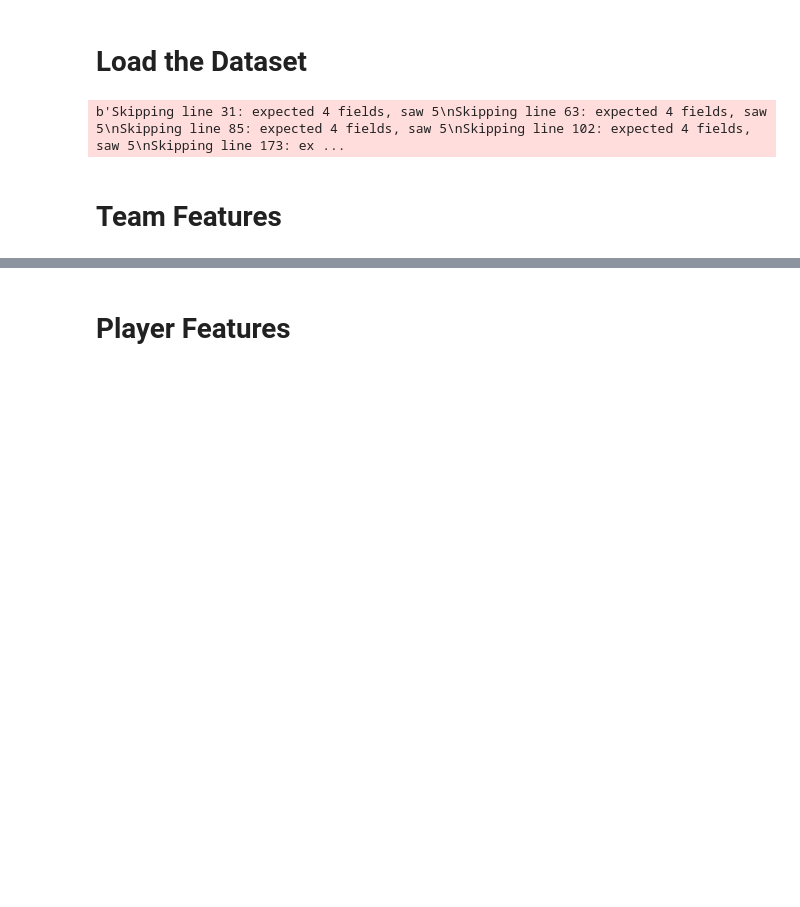
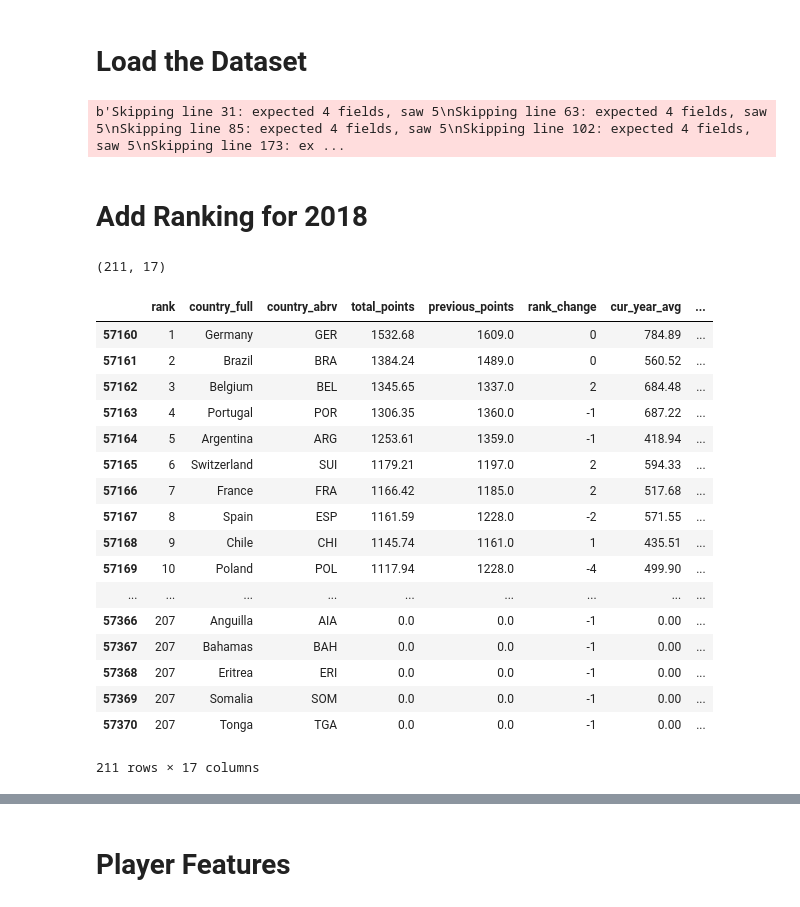
Before and after one commit to Milad-abbaszadeh/DataScienceProject, a Jupyter notebook: Milad_code/Final.ipynb, the cells around one changed output, grey strips where cells are left out. Drawn from its saved outputs; the diff is of its cells as text; code cells hidden in the pictures; blank space fills up the shorter version.

```diff
--- a/Milad_code/Final.ipynb
+++ b/Milad_code/Final.ipynb
@@ -21,5 +36,31 @@ distance = pd.read_csv("../datasets/New_data/distance.csv", error_bad_lines=Fals
 fifa_ranking = pd.read_csv("../datasets/New_data/fifa_ranking.csv")
 # %% [output]
 b'Skipping line 31: expected 4 fields, saw 5\nSkipping line 63: expected 4 fields, saw 5\nSkipping line 85: expected 4 fields, saw 5\nSkipping line 102: expected 4 fields, saw 5\nSkipping line 173: ex ...
-# %% [markdown]
-# Team Features
+# %% [markdown]
+# Add Ranking for 2018
+# %%
+ranking_2018 = fifa_ranking[(fifa_ranking['rank_date']>"2018-04-01") & (fifa_ranking['rank_date']<"2018-05-01")]
+ranking_2018.shape
+# %% [output]
+(211, 17)
+# %%
+ranking_2018
+# %% [output]
+|  | rank | country_full | country_abrv | total_points | previous_points | rank_change | cur_year_avg | ... |
+| 57160 | 1 | Germany | GER | 1532.68 | 1609.0 | 0 | 784.89 | ... |
+| 57161 | 2 | Brazil | BRA | 1384.24 | 1489.0 | 0 | 560.52 | ... |
+| 57162 | 3 | Belgium | BEL | 1345.65 | 1337.0 | 2 | 684.48 | ... |
+| 57163 | 4 | Portugal | POR | 1306.35 | 1360.0 | -1 | 687.22 | ... |
+| 57164 | 5 | Argentina | ARG | 1253.61 | 1359.0 | -1 | 418.94 | ... |
+| 57165 | 6 | Switzerland | SUI | 1179.21 | 1197.0 | 2 | 594.33 | ... |
+| 57166 | 7 | France | FRA | 1166.42 | 1185.0 | 2 | 517.68 | ... |
+| 57167 | 8 | Spain | ESP | 1161.59 | 1228.0 | -2 | 571.55 | ... |
+| 57168 | 9 | Chile | CHI | 1145.74 | 1161.0 | 1 | 435.51 | ... |
+| 57169 | 10 | Poland | POL | 1117.94 | 1228.0 | -4 | 499.90 | ... |
+| ... | ... | ... | ... | ... | ... | ... | ... | ... |
+| 57366 | 207 | Anguilla | AIA | 0.0 | 0.0 | -1 | 0.00 | ... |
+| 57367 | 207 | Bahamas | BAH | 0.0 | 0.0 | -1 | 0.00 | ... |
+| 57368 | 207 | Eritrea | ERI | 0.0 | 0.0 | -1 | 0.00 | ... |
+| 57369 | 207 | Somalia | SOM | 0.0 | 0.0 | -1 | 0.00 | ... |
+| 57370 | 207 | Tonga | TGA | 0.0 | 0.0 | -1 | 0.00 | ... |
+211 rows × 17 columns
```
Also changed, not shown: parts of 44 cells of this notebook, 5 other files.
